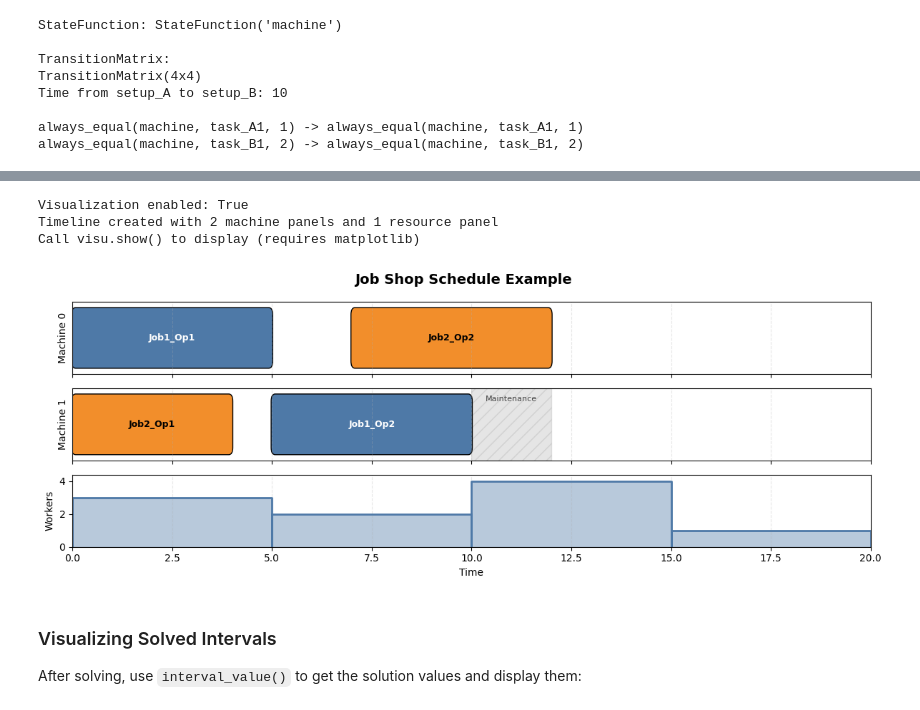
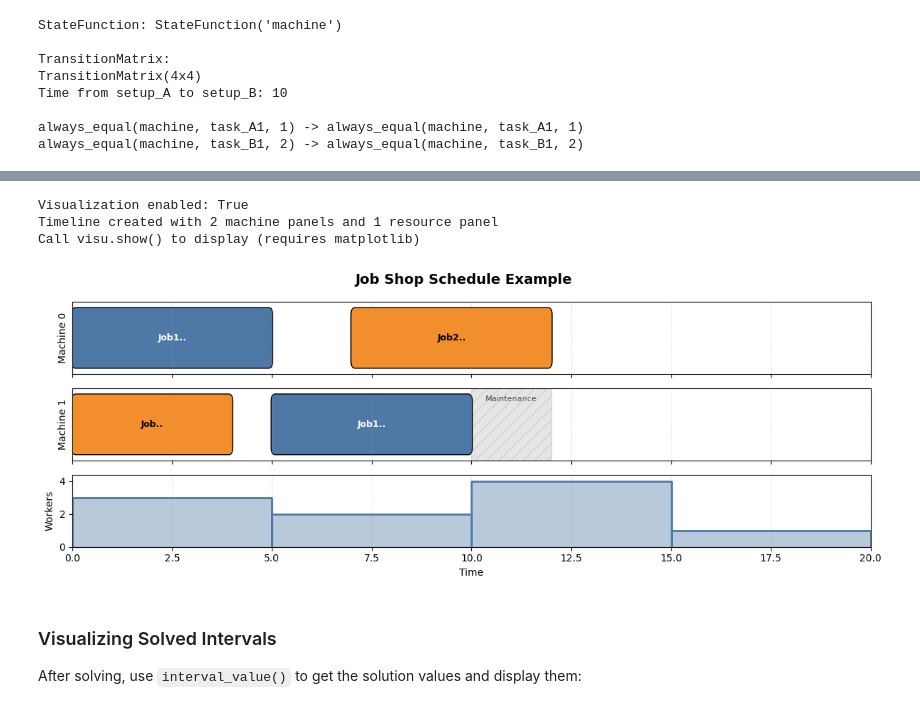
Before and after one commit to sohaibafifi/pycsp3-scheduling, a Jupyter notebook: notebooks/01_getting_started.ipynb, the cells around one changed output, grey strips where cells are left out. Cells and saved outputs as stored; diff of their text form; code cells hidden in the pictures.

```diff
--- a/notebooks/01_getting_started.ipynb
+++ b/notebooks/01_getting_started.ipynb
@@ -405,43 +417,44 @@ The `visu` module provides Gantt chart visualization for scheduling solutions.
 # %%
 # Import visualization module
 from pycsp3_scheduling import visu
+from pycsp3_scheduling.interop import IntervalValue
 
 # Check if visualization is enabled (matplotlib available)
 print(f"Visualization enabled: {visu.is_visu_enabled()}")
 
 # Reset any previous visualization state
 visu.reset()
 
 # Example: Create a Gantt chart for a job shop schedule
 visu.timeline("Job Shop Schedule Example", origin=0, horizon=20)
 
 # Machine 0 panel
 visu.panel("Machine 0")
-visu.interval(0, 5, "Job1_Op1", color=0)
-visu.interval(7, 12, "Job2_Op2", color=1)
+visu.interval(IntervalValue(start=0, length=5, name="Job1_Op1"), color=0)
+visu.interval(IntervalValue(start=7, length=5, name="Job2_Op2"), color=1)
 
 # Machine 1 panel
 visu.panel("Machine 1")
-visu.interval(0, 4, "Job2_Op1", color=1)
-visu.interval(5, 10, "Job1_Op2", color=0)
+visu.interval(IntervalValue(start=0, length=4, name="Job2_Op1"), color=1)
+visu.interval(IntervalValue(start=5, length=5, name="Job1_Op2"), color=0)
 visu.pause(10, 12, "Maintenance")  # Show a maintenance break
 
 # Resource panel with cumulative usage
 visu.panel("Workers")
 visu.segment(0, 5, 3)   # 3 workers from 0-5
 visu.segment(5, 10, 2)  # 2 workers from 5-10
 visu.segment(10, 15, 4) # 4 workers from 10-15
 visu.segment(15, 20, 1) # 1 worker from 15-20
 
 print("Timeline created with 2 machine panels and 1 resource panel")
 print("Call visu.show() to display (requires matplotlib)")
 
 visu.show()
 # %% [output]
 Visualization enabled: True
 Timeline created with 2 machine panels and 1 resource panel
 Call visu.show() to display (requires matplotlib)
-[figure, old version]
+[figure, new version]
 # %% [markdown]
 ### Visualizing Solved Intervals
 
```
Also changed, not shown: parts of 5 cells of this notebook, 8 other files.
